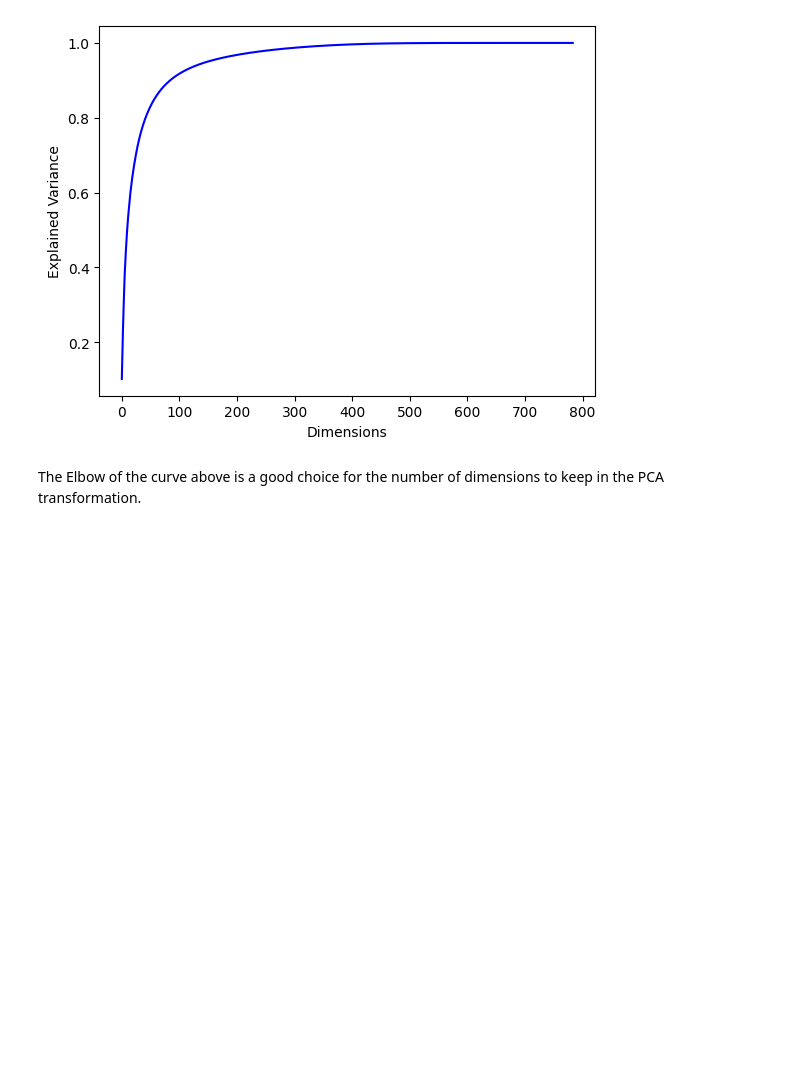
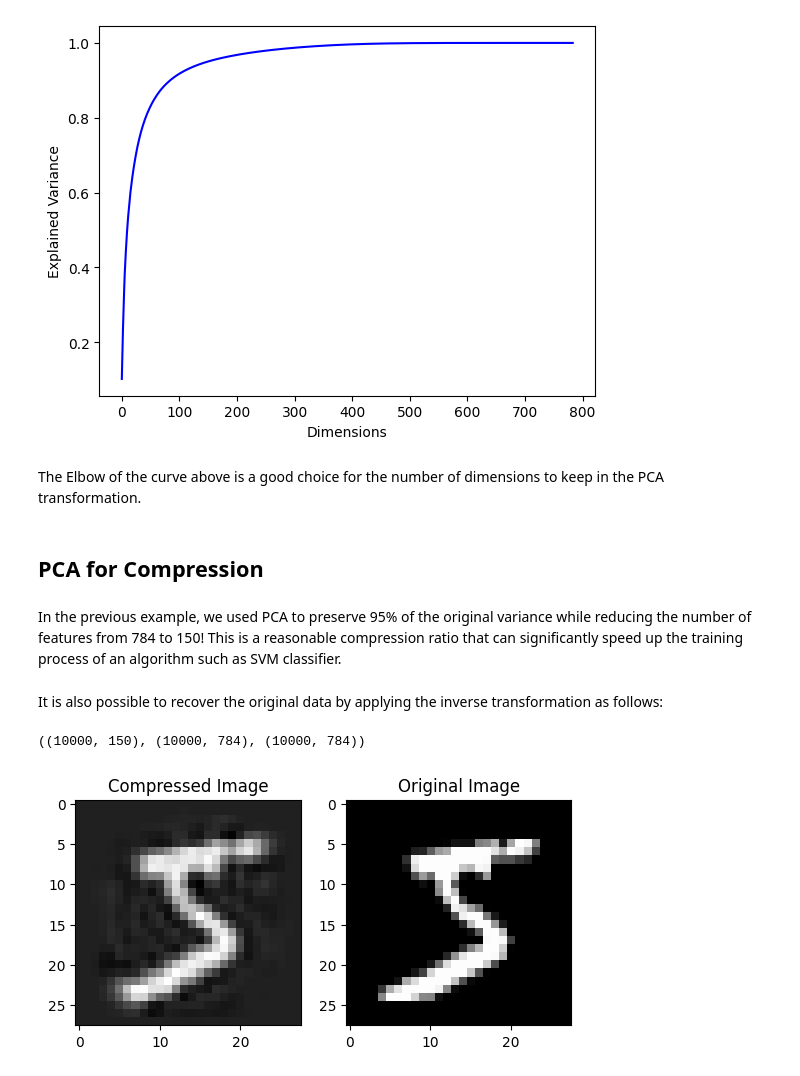
Before and after one commit to Thoalfeqar-gata/Hands-on-machine-learing-, a Jupyter notebook: Dimensionality Reduction/main.ipynb, the cells around one changed output. Drawn from its saved outputs; the diff is of its cells as text; code cells hidden in the pictures; blank space fills up the shorter version.

Commit message:
Finished image compression with PCA

```diff
--- a/Dimensionality Reduction/main.ipynb
+++ b/Dimensionality Reduction/main.ipynb
@@ -62,7 +62,7 @@ import numpy as np
 from sklearn.datasets import fetch_openml
 import numpy as np
 mnist = fetch_openml('mnist_784', version = 1)
-X, y = mnist['data'][:10000], mnist['target'][10000]
+X, y = mnist['data'][:10000].to_numpy(), mnist['target'][10000]
 # %%
 X_centered = X - X.mean(axis = 0)
 U, s, Vt = np.linalg.svd(X_centered)
@@ -189,3 +189,27 @@ plt.show()
 [figure]
 # %% [markdown]
 The Elbow of the curve above is a good choice for the number of dimensions to keep in the PCA transformation.
+# %% [markdown]
+## PCA for Compression
+# %% [markdown]
+In the previous example, we used PCA to preserve 95% of the original variance while reducing the number of features from 784 to 150! This is a reasonable compression ratio that can significantly speed up the training process of an algorithm such as SVM classifier.
+# %% [markdown]
+It is also possible to recover the original data by applying the inverse transformation as follows:
+# %%
+pca = PCA(n_components=150)
+X_reduced = pca.fit_transform(X)
+X_recovered = pca.inverse_transform(X_reduced)
+# %%
+X_reduced.shape, X_recovered.shape, X.shape
+# %% [output]
+((10000, 150), (10000, 784), (10000, 784))
+# %%
+plt.subplot(1,2,1)
+plt.title('Compressed Image')
+plt.imshow(X_recovered[0].reshape(28,28), cmap = plt.cm.gray)
+plt.subplot(1,2,2)
+plt.title('Original Image')
+plt.imshow(X[0].reshape(28,28), cmap = plt.cm.gray)
+plt.show()
+# %% [output]
+[figure, added]
```
